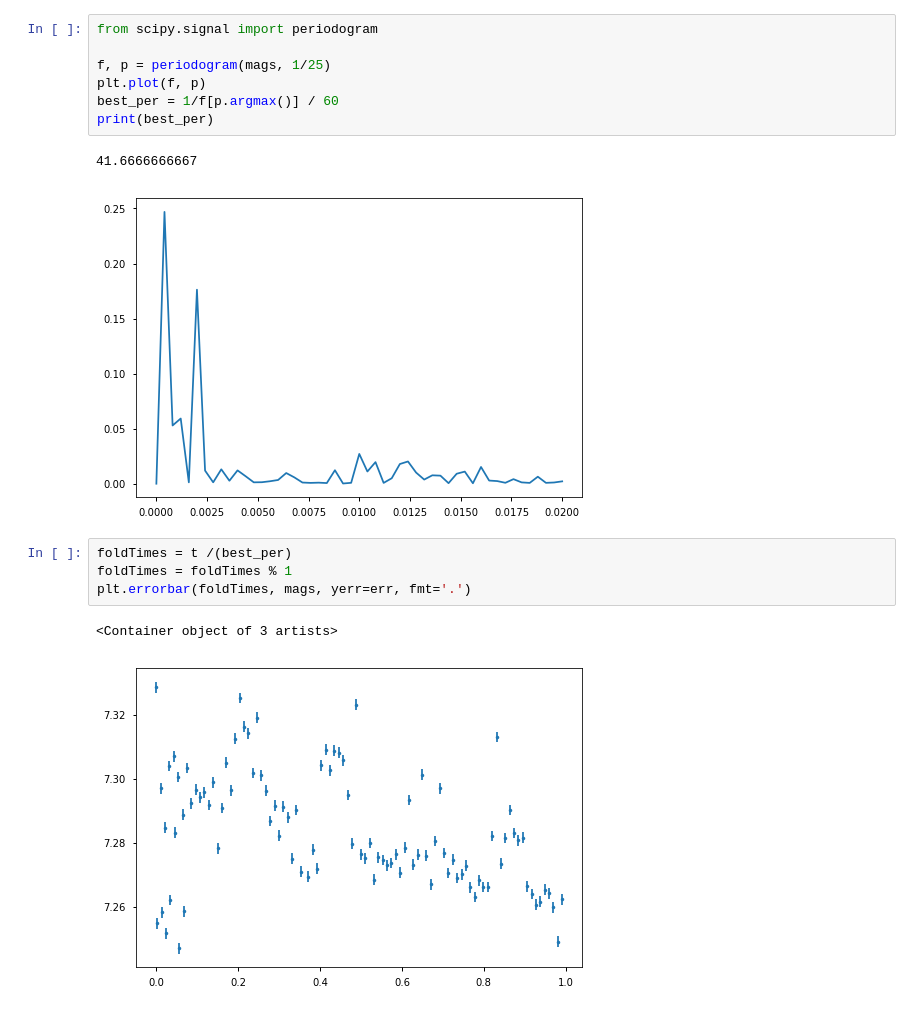
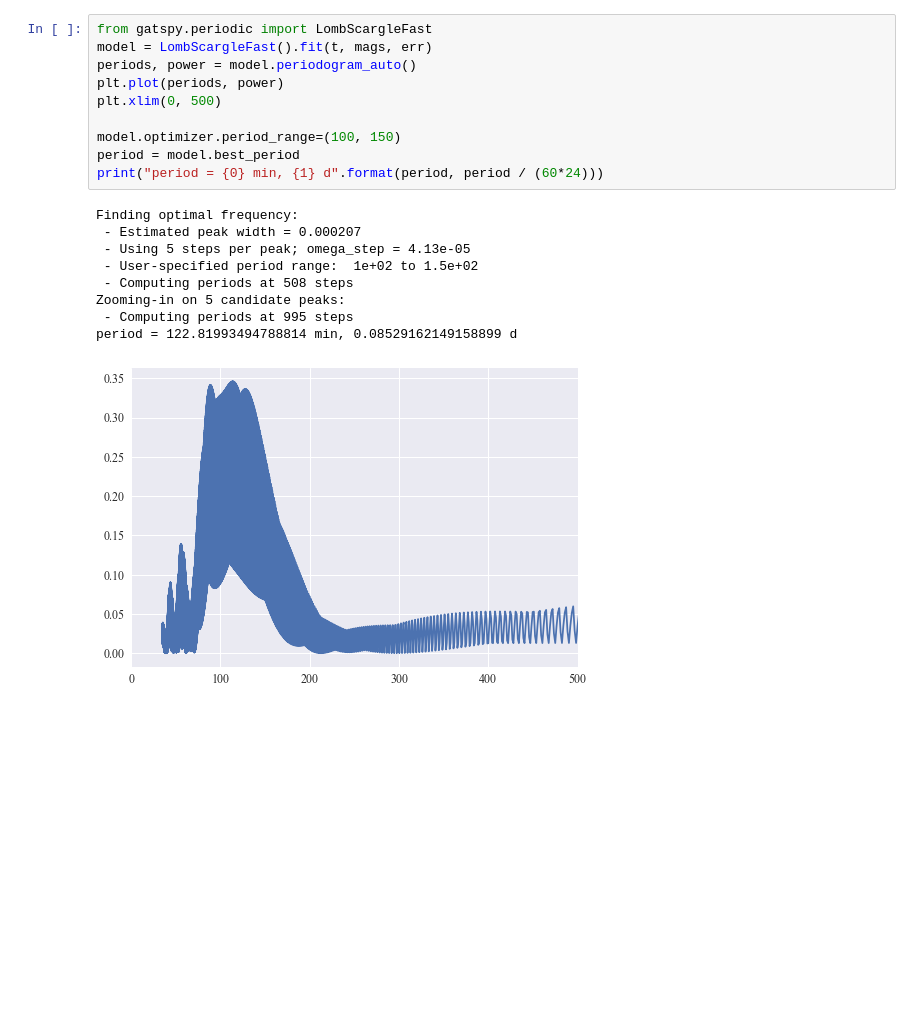
Before and after one commit to mileslucas/astro344l, a Jupyter notebook: project/src/project.ipynb, the cells around one changed output. Drawn from its saved outputs; the diff is of its cells as text; blank space fills up the shorter version.

```diff
--- a/project/src/project.ipynb
+++ b/project/src/project.ipynb
@@ -79,17 +88,20 @@ print(y_fit.mean())
-# %%
-from scipy.signal import periodogram
-
-f, p = periodogram(mags, 1/25)
-plt.plot(f, p)
-best_per = 1/f[p.argmax()] / 60
-print(best_per)
-# %% [output]
-41.6666666667
-[figure, removed]
-# %%
-foldTimes = t /(best_per)
-foldTimes = foldTimes % 1
-plt.errorbar(foldTimes, mags, yerr=err, fmt='.')
-# %% [output]
-<Container object of 3 artists>
-[figure, removed]
+# %%
+from gatspy.periodic import LombScargleFast
+model = LombScargleFast().fit(t, mags, err)
+periods, power = model.periodogram_auto()
+plt.plot(periods, power)
+plt.xlim(0, 500)
+
+model.optimizer.period_range=(100, 150)
+period = model.best_period
+print("period = {0} min, {1} d".format(period, period / (60*24)))
+# %% [output]
+Finding optimal frequency:
+ - Estimated peak width = 0.000207
+ - Using 5 steps per peak; omega_step = 4.13e-05
+ - User-specified period range:  1e+02 to 1.5e+02
+ - Computing periods at 508 steps
+Zooming-in on 5 candidate peaks:
+ - Computing periods at 995 steps
+period = 122.81993494788814 min, 0.08529162149158899 d
+[figure, added]
```
Also changed, not shown: parts of 8 cells of this notebook, 6 other files.
